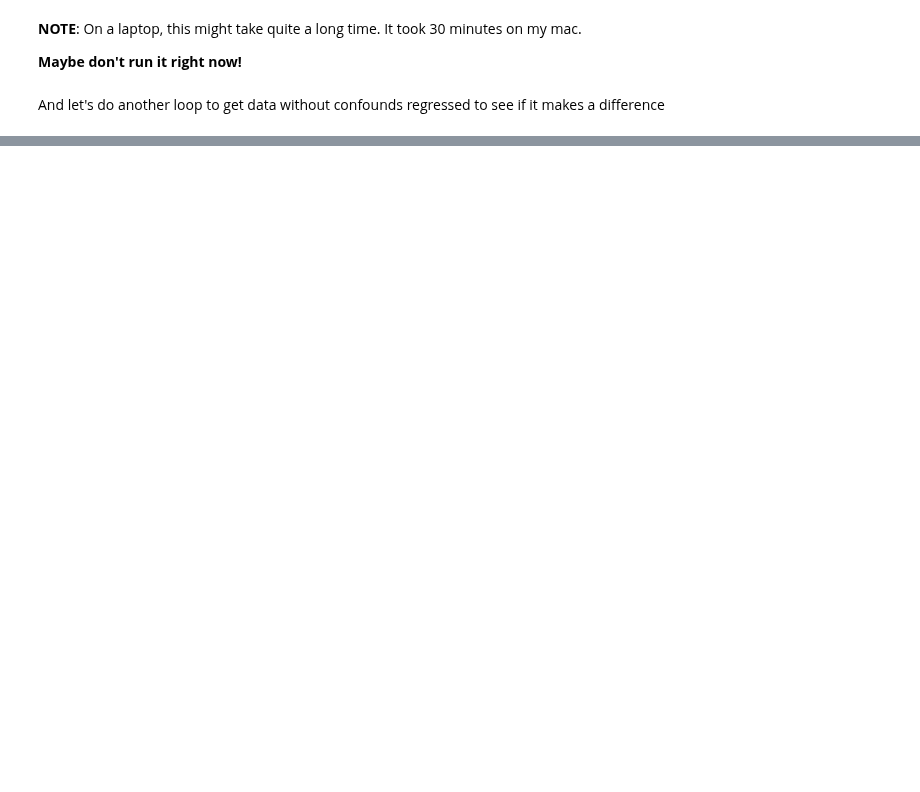
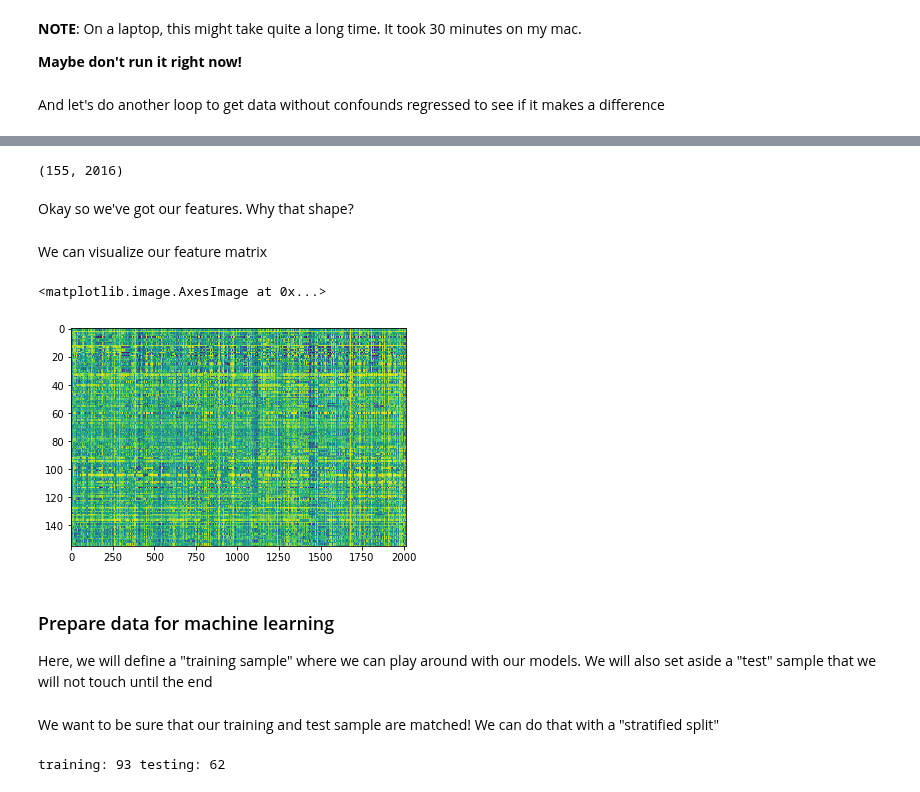
Before and after one commit to illdopejake/RS2018_Nilearn_tutorial, a Jupyter notebook: Nilearn_tutorial_2018.ipynb, the cells around one changed output, grey strips where cells are left out. Saved outputs shown, nothing was run; the diff lists cells and outputs as text; code cells hidden in the pictures; blank space fills up the shorter version.

Commit message:
finished training sample, onto test smaple

```diff
--- a/Nilearn_tutorial_2018.ipynb
+++ b/Nilearn_tutorial_2018.ipynb
@@ -577,0 +599,9 @@ for i,sub in enumerate(dataset.func):
+# %%
+feat_file = os.path.join(outdir,'BASC064_features.npz')
+X_features = np.load(feat_file)['a']
+# %%
+X_features.shape
+# %% [output]
+(155, 2016)
+# %% [markdown]
+Okay so we've got our features. Why that shape?
@@ -577,0 +611,34 @@ for i,sub in enumerate(dataset.func):
+# %% [markdown]
+We can visualize our feature matrix
+# %%
+plt.imshow(X_features, aspect='auto')
+# %% [output]
+<matplotlib.image.AxesImage at 0x...>
+[figure, added]
+# %% [markdown]
+### Prepare data for machine learning
+
+Here, we will define a "training sample" where we can play around with our models. We will also set aside a "test" sample that we will not touch until the end
+# %% [markdown]
+We want to be sure that our training and test sample are matched! We can do that with a "stratified split"
+# %%
+from sklearn.model_selection import train_test_split
+
+# Split the sample to training/test with a 60/40 ratio, and
+# stratify by age group, and also shuffle the data.
+
+X_train, X_test, y_train, y_test, ageGroup_train, ageGroup_test = train_test_split(
+                                                                X_features,
+                                                                y_age,
+                                                                age_groups,
+                                                                test_size = 0.4,
+                                                                shuffle = True,
+                                                                stratify = age_groups,
+                                                                random_state = 123
+                                                                                   )
+
+# print the size of our training and test groups
+print('training:', len(X_train),
+     'testing:', len(X_test))
+# %% [output]
+training: 93 testing: 62
```
Also changed, not shown: parts of 29 cells of this notebook.
